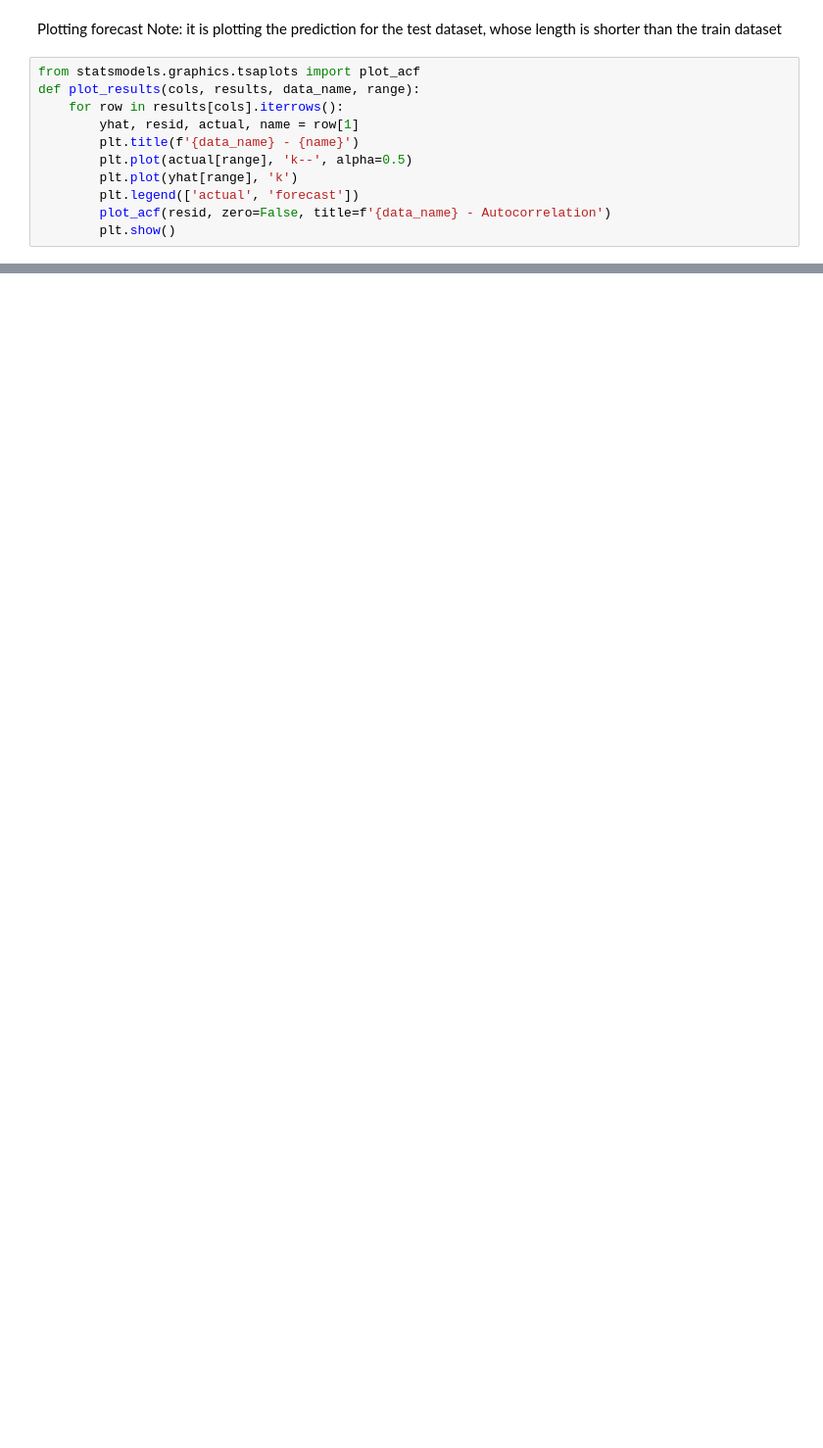
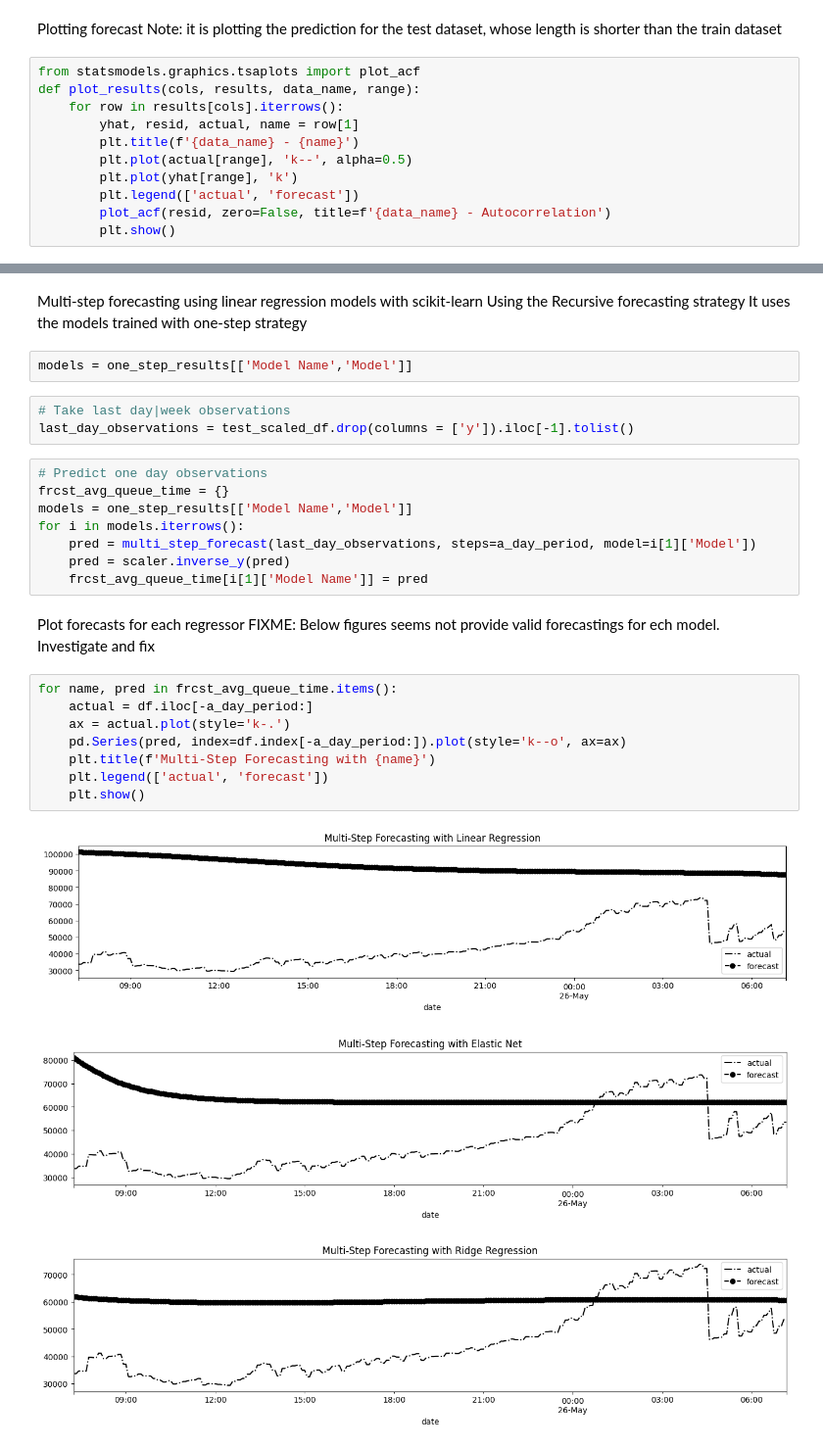
Before and after one commit to ari-apc-lab/croupier, a Jupyter notebook: forecast/forecasting/forecasting_partitions_atwan.ipynb, the cells around one changed output, grey strips where cells are left out. Shown at 98% size. Cells and saved outputs as stored; diff of their text form; blank space fills up the shorter version.

Commit message:
feat: collecting initial priority form metrics. feat: multi-step forecasting with linear models

```diff
--- a/forecast/forecasting/forecasting_partitions_atwan.ipynb
+++ b/forecast/forecasting/forecasting_partitions_atwan.ipynb
@@ -855,0 +876,32 @@ plot_results(cols, one_step_results, 'Avg Queue Time per Job', _range)
+# %% [markdown]
+Multi-step forecasting using linear regression models with scikit-learn
+Using the Recursive forecasting strategy
+It uses the models trained with one-step strategy
+# %%
+models = one_step_results[['Model Name','Model']]
+# %%
+# Take last day|week observations
+last_day_observations = test_scaled_df.drop(columns = ['y']).iloc[-1].tolist()
+# %%
+# Predict one day observations
+frcst_avg_queue_time = {}
+models = one_step_results[['Model Name','Model']]
+for i in models.iterrows():
+    pred = multi_step_forecast(last_day_observations, steps=a_day_period, model=i[1]['Model'])
+    pred = scaler.inverse_y(pred)
+    frcst_avg_queue_time[i[1]['Model Name']] = pred
+# %% [markdown]
+Plot forecasts for each regressor
+FIXME: Below figures seems not provide valid forecastings for ech model. Investigate and fix
+# %%
+for name, pred in frcst_avg_queue_time.items():
+    actual = df.iloc[-a_day_period:]
+    ax = actual.plot(style='k-.')
+    pd.Series(pred, index=df.index[-a_day_period:]).plot(style='k--o', ax=ax)
+    plt.title(f'Multi-Step Forecasting with {name}')
+    plt.legend(['actual', 'forecast'])
+    plt.show()
+# %% [output]
+[figure, added]
+[figure, added]
+[figure, added]
```
Also changed, not shown: parts of 46 cells of this notebook, 1 other file.
